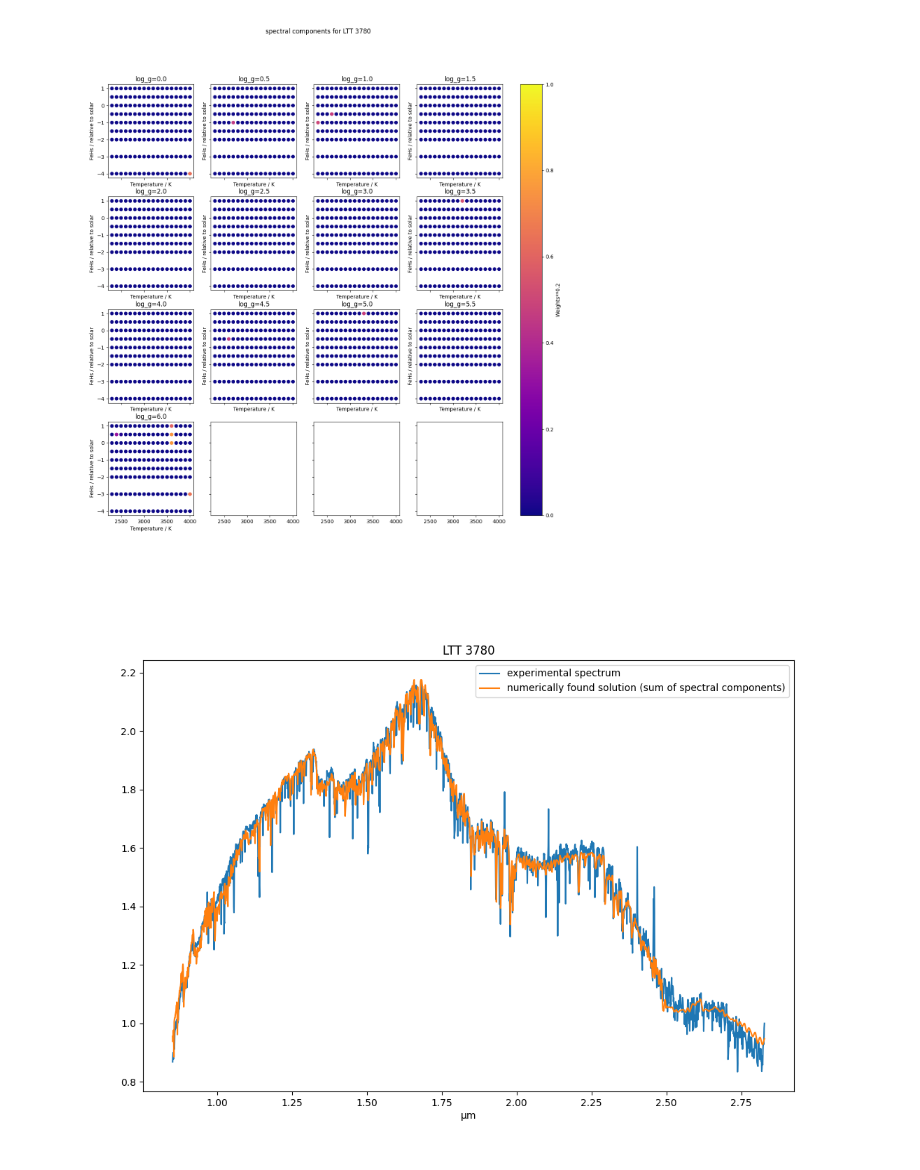
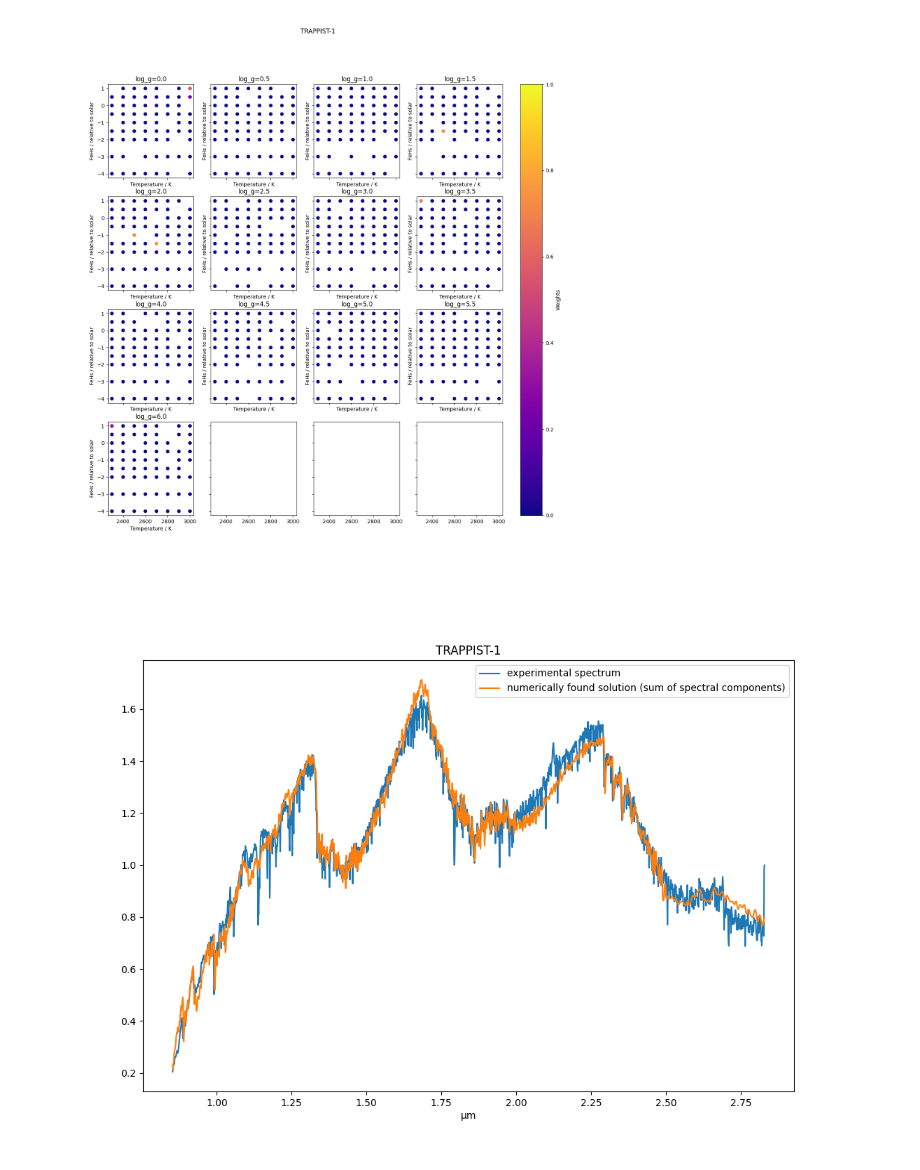
Before and after one commit to Part-III-Project-48/stellar-heterogeneity-modelling, a Jupyter notebook: spots_and_faculae_model/src/spectrum_component_analyser/main.ipynb, the cells around one changed output. Cells and saved outputs as stored; diff of their text form; code cells hidden in the pictures.

```diff
--- a/spots_and_faculae_model/src/spectrum_component_analyser/main.ipynb
+++ b/spots_and_faculae_model/src/spectrum_component_analyser/main.ipynb
@@ -13,16 +13,16 @@ from matplotlib import pyplot as plt
 import pandas as pd
 import scipy as sp
 from astropy.visualization import quantity_support
+quantity_support()
 from tqdm import tqdm
-quantity_support()
 import astropy.units as u
 from scipy.interpolate import interp1d
 from astropy.units import Quantity
 from joblib import Parallel, delayed
+import os
 
-from facula_and_spot_creator.main import normalise_Janskys
+from spots_and_faculae_model.spectrum_utils import normalise_Janskys
 from phoenix_grid_creator.fits_to_hdf5 import FLUX_COLUMN, TEFF_COLUMN, FEH_COLUMN, LOGG_COLUMN, WAVELENGTH_COLUMN
-from phoenix_grid_creator.basic_plotter import get_hdf5_data
 from spectrum_component_analyser.external_spectrum_reader import get_external_spectra, read_JWST_fits
 
 # # # # # helper functions # # # # #
@@ -43,15 +43,9 @@ def convert_flux_to_Janskys(wavelength : np.array, counts : np.array):
 	janskys = 10e-26 * (total_energy / u.second) / (u.m**2 * frequency)
 	return janskys
 
-import os
-# spectrum_to_decompose = get_example_spectrum()
-# # add some random noise
-# units = spectrum_to_decompose[FLUX_COLUMN][0].unit
-# spectrum_to_decompose[FLUX_COLUMN] += (np.random.rand(len(spectrum_to_decompose[FLUX_COLUMN])) - 0.5) * units * (1/10) * np.average(spectrum_to_decompose[FLUX_COLUMN])
 if __name__ == "__main__":
-	external_spectrum_path = Path("../../assets/MAST_2025-10-26T11_57_04.058Z - LTT/MAST_2025-10-26T11_57_04.058Z/JWST/jw03557004001_04101_00001-seg001_nis_x1dints.fits")
-
-	script_dir = os.getcwd()  # usually the folder where notebook is running
+	external_spectrum_path = Path("../../assets/MAST_2025-10-26T19_44_50.934Z - TRAPPIST-1/MAST_2025-10-26T19_44_50.934Z/JWST/jw02589001001_04101_00001-seg001_nis_x1dints.fits")
+	script_dir = os.getcwd()  # usually the folder where notebook is running")
 	wavelength_grid_absolute_path = (script_dir / external_spectrum_path).resolve()
 	absolute_external_spectrum = wavelength_grid_absolute_path.resolve()
 
@@ -63,17 +57,11 @@ if __name__ == "__main__":
 	# spectrum_to_decompose = spectrum_to_decompose[(0.5 * u.um <= spectrum_to_decompose[WAVELENGTH_COLUMN])]
 	# plt.plot(spectrum_to_decompose[WAVELENGTH_COLUMN], spectrum_to_decompose[FLUX_COLUMN])
 	# plt.show()
-	# read in all the available spectra we have (we are assuming FeH and log_g, so this is an easier problem for now)
 	print("reading in hdf5")
 	all_data : QTable = get_hdf5_data()
 	print("finished reading in hdf5")
-	# print(all_data)
 
-	# we are effectively now carrying out the minimisation
-	# ((\sum w_i f_i) - f_known) to find w_i for a ton of f_i's (our component spectra) and f_known being the total spectrum
-	# this might be doable just with classical fitting but I guess there might be too much data ? we'll find out ...
 	print("normalising counts")
-	# spectrum_to_decompose[FLUX_COLUMN] *= 10e10
 
 	# plt.plot(spectrum_to_decompose[WAVELENGTH_COLUMN], spectrum_to_decompose[FLUX_COLUMN], label="unnormalised real spectrum to componentise")
 	spectrum_to_decompose[FLUX_COLUMN] = normalise_Janskys(spectrum_to_decompose[WAVELENGTH_COLUMN], spectrum_to_decompose[FLUX_COLUMN])
@@ -90,12 +78,14 @@ if __name__ == "__main__":
 
 	# this is slow but gives us all the parameters saved to the spectral grid
 	T_effs = astropy.table.unique(all_data, keys=[TEFF_COLUMN])[TEFF_COLUMN]
+	T_effs = T_effs[(2300 *u.K <= T_effs) & (T_effs <= 3000*u.K)]
+
 	FeHs = astropy.table.unique(all_data, keys=[FEH_COLUMN])[FEH_COLUMN]
 	log_gs = astropy.table.unique(all_data, keys=[LOGG_COLUMN])[LOGG_COLUMN]
 
 	JWST_resolution = .001 * u.um # we will convolve our simulated data over this range before sampling it
 
-	print(spectrum_to_decompose)
+	# print(spectrum_to_decompose)
 
 	def process_single_spectral_component(T_eff : Quantity[u.K], FeH : float, log_g : float):
 		subset = all_data[(all_data[TEFF_COLUMN] == T_eff) &
@@ -116,7 +106,7 @@ if __name__ == "__main__":
 	A = np.column_stack(results)
 	print("minimising")
 	# assume that w \in [0,1] : but I think this will only be true for real data if normalisation has been done correctly (???)
-	result = sp.optimize.lsq_linear(A, spectrum_to_decompose[FLUX_COLUMN], bounds = (0, 1), verbose = 2, max_iter=200)#, tol=1e-15, lsmr_tol=1e-10, max_iter=2000)
+	result = sp.optimize.lsq_linear(A, spectrum_to_decompose[FLUX_COLUMN], bounds = (0, 1), verbose = 2)#, max_iter=600, tol=1e-10, lsmr_tol=1e-5)
 	print(result)
 	print(f"sum of weights={np.sum(result.x)}")
 # %% [output]
@@ -195,13 +185,14 @@ for i, log_g in enumerate(log_gs):
     # axes[i].set_xticks(np.arange(np.min(T_effs) / u.K, np.max(T_effs) / u.K + 1, 50) * u.K)
     # axes[i].grid()
 
+STAR_NAME : str = "TRAPPIST-1"
 cbar = fig.colorbar(sc, ax=axes, orientation='vertical', fraction=0.05, pad=0.04)
-cbar.set_label("Weights**0.2")
-fig.suptitle("spectral components for LTT 3780")
+cbar.set_label("Weights")
+fig.suptitle(STAR_NAME)
 plt.show()
 
 plt.figure(figsize=(12,8))
-plt.title("LTT 3780")
+plt.title(STAR_NAME)
 plt.plot(spectrum_to_decompose[WAVELENGTH_COLUMN], spectrum_to_decompose[FLUX_COLUMN], label="experimental spectrum")
 plt.plot(spectrum_to_decompose[WAVELENGTH_COLUMN], A @ result.x, label="numerically found solution (sum of spectral components)")
 
@@ -222,2 +213,2 @@ plt.show()
-[figure, old version]
+[figure, new version]
-[figure, old version]
+[figure, new version]
```
Also changed, not shown: parts of 2 cells of this notebook, 12 other files.
